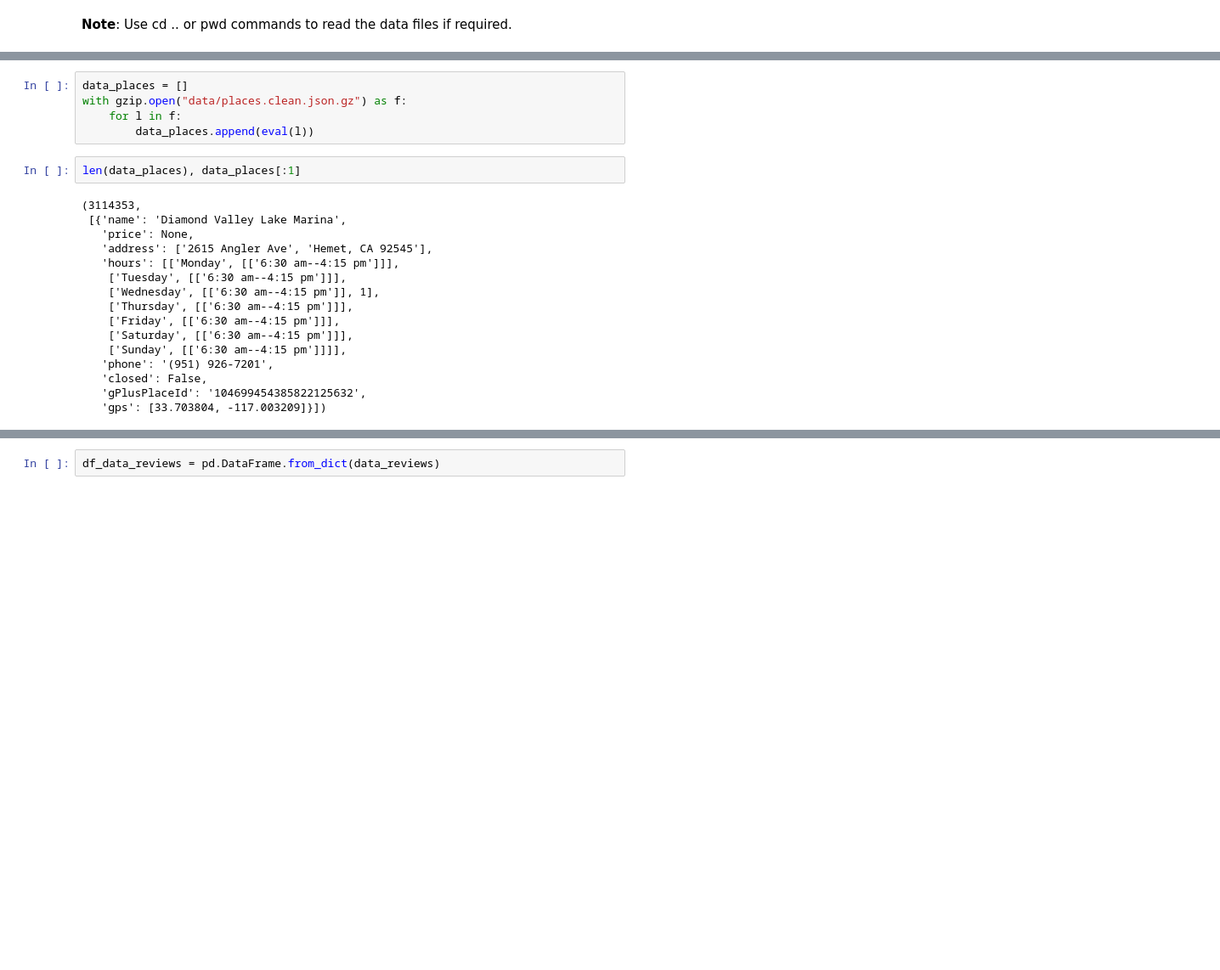
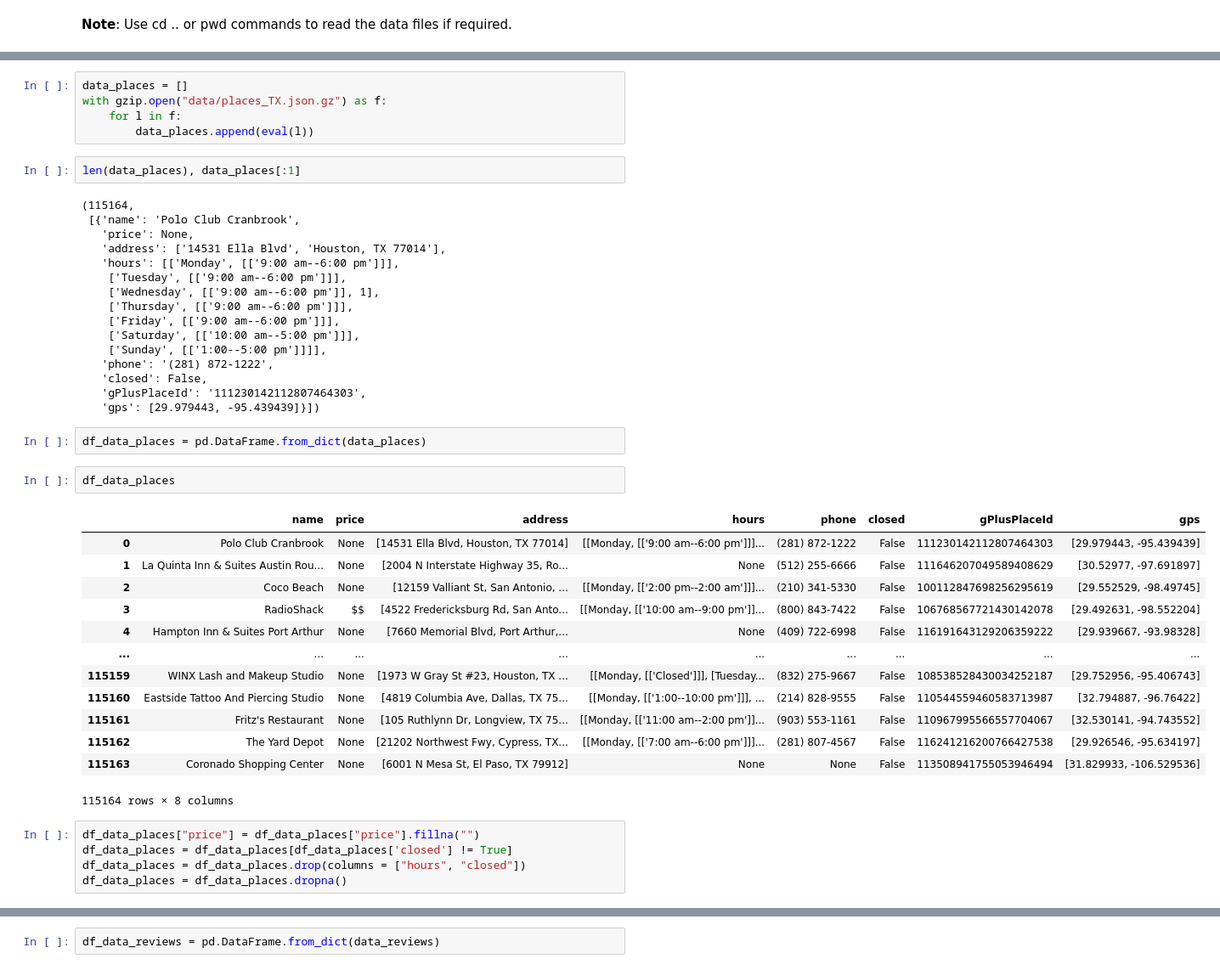
Before and after one commit to NunNunIT/IE212.O11.Group7, a Jupyter notebook: models/model.ipynb, the cells around one changed output, grey strips where cells are left out. Shown at 85% size. Saved outputs shown, nothing was run; the diff lists cells and outputs as text; blank space fills up the shorter version.

```diff
--- a/models/model.ipynb
+++ b/models/model.ipynb
@@ -37,23 +29,46 @@ E:\ASTUDY\HK-5\BIGDATA\rating-prediction-google-local
 # %%
 data_places = []
-with gzip.open("data/places.clean.json.gz") as f:
+with gzip.open("data/places_TX.json.gz") as f:
     for l in f:
         data_places.append(eval(l))
 # %%
 len(data_places), data_places[:1]
 # %% [output]
-(3114353,
- [{'name': 'Diamond Valley Lake Marina',
+(115164,
+ [{'name': 'Polo Club Cranbrook',
    'price': None,
-   'address': ['2615 Angler Ave', 'Hemet, CA 92545'],
-   'hours': [['Monday', [['6:30 am--4:15 pm']]],
-    ['Tuesday', [['6:30 am--4:15 pm']]],
-    ['Wednesday', [['6:30 am--4:15 pm']], 1],
-    ['Thursday', [['6:30 am--4:15 pm']]],
-    ['Friday', [['6:30 am--4:15 pm']]],
-    ['Saturday', [['6:30 am--4:15 pm']]],
-    ['Sunday', [['6:30 am--4:15 pm']]]],
-   'phone': '(951) 926-7201',
+   'address': ['14531 Ella Blvd', 'Houston, TX 77014'],
+   'hours': [['Monday', [['9:00 am--6:00 pm']]],
+    ['Tuesday', [['9:00 am--6:00 pm']]],
+    ['Wednesday', [['9:00 am--6:00 pm']], 1],
+    ['Thursday', [['9:00 am--6:00 pm']]],
+    ['Friday', [['9:00 am--6:00 pm']]],
+    ['Saturday', [['10:00 am--5:00 pm']]],
+    ['Sunday', [['1:00--5:00 pm']]]],
+   'phone': '(281) 872-1222',
    'closed': False,
-   'gPlusPlaceId': '104699454385822125632',
-   'gps': [33.703804, -117.003209]}])
+   'gPlusPlaceId': '111230142112807464303',
+   'gps': [29.979443, -95.439439]}])
+# %%
+df_data_places = pd.DataFrame.from_dict(data_places)
+# %%
+df_data_places
+# %% [output]
+|  | name | price | address | hours | phone | closed | gPlusPlaceId | gps |
+| 0 | Polo Club Cranbrook | None | [14531 Ella Blvd, Houston, TX 77014] | [[Monday, [['9:00 am--6:00 pm']]]... | (281) 872-1222 | False | 111230142112807464303 | [29.979443, -95.439439] |
+| 1 | La Quinta Inn & Suites Austin Rou... | None | [2004 N Interstate Highway 35, Ro... | None | (512) 255-6666 | False | 111646207049589408629 | [30.52977, -97.691897] |
+| 2 | Coco Beach | None | [12159 Valliant St, San Antonio, ... | [[Monday, [['2:00 pm--2:00 am']]]... | (210) 341-5330 | False | 100112847698256295619 | [29.552529, -98.49745] |
+| 3 | RadioShack | $$ | [4522 Fredericksburg Rd, San Anto... | [[Monday, [['10:00 am--9:00 pm']]... | (800) 843-7422 | False | 106768567721430142078 | [29.492631, -98.552204] |
+| 4 | Hampton Inn & Suites Port Arthur | None | [7660 Memorial Blvd, Port Arthur,... | None | (409) 722-6998 | False | 116191643129206359222 | [29.939667, -93.98328] |
+| ... | ... | ... | ... | ... | ... | ... | ... | ... |
+| 115159 | WINX Lash and Makeup Studio | None | [1973 W Gray St #23, Houston, TX ... | [[Monday, [['Closed']]], [Tuesday... | (832) 275-9667 | False | 108538528430034252187 | [29.752956, -95.406743] |
+| 115160 | Eastside Tattoo And Piercing Studio | None | [4819 Columbia Ave, Dallas, TX 75... | [[Monday, [['1:00--10:00 pm']]], ... | (214) 828-9555 | False | 110544559460583713987 | [32.794887, -96.76422] |
+| 115161 | Fritz's Restaurant | None | [105 Ruthlynn Dr, Longview, TX 75... | [[Monday, [['11:00 am--2:00 pm']]... | (903) 553-1161 | False | 110967995566557704067 | [32.530141, -94.743552] |
+| 115162 | The Yard Depot | None | [21202 Northwest Fwy, Cypress, TX... | [[Monday, [['7:00 am--6:00 pm']]]... | (281) 807-4567 | False | 116241216200766427538 | [29.926546, -95.634197] |
+| 115163 | Coronado Shopping Center | None | [6001 N Mesa St, El Paso, TX 79912] | None | None | False | 113508941755053946494 | [31.829933, -106.529536] |
+115164 rows × 8 columns
+# %%
+df_data_places["price"] = df_data_places["price"].fillna("")
+df_data_places = df_data_places[df_data_places['closed'] != True]
+df_data_places = df_data_places.drop(columns = ["hours", "closed"])
+df_data_places = df_data_places.dropna()
```
Also changed, not shown: parts of 120 cells of this notebook, 3 other files.
